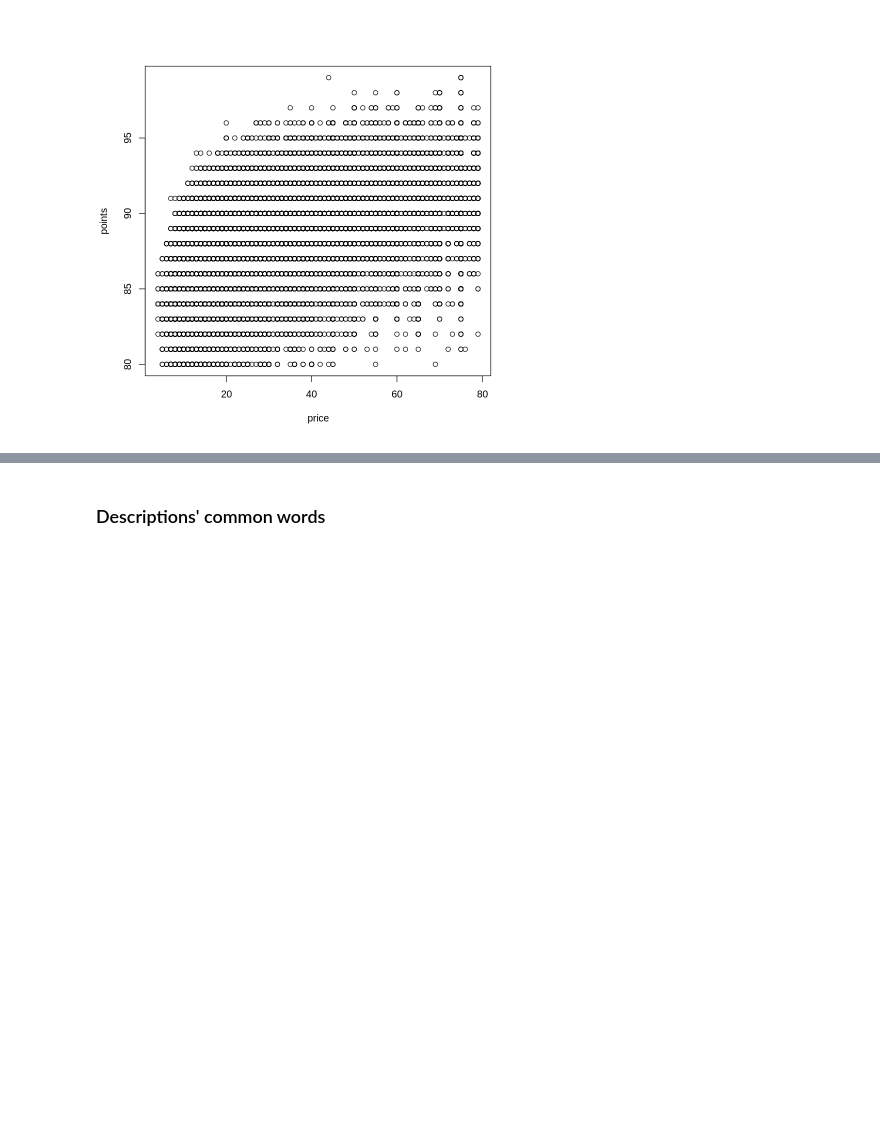
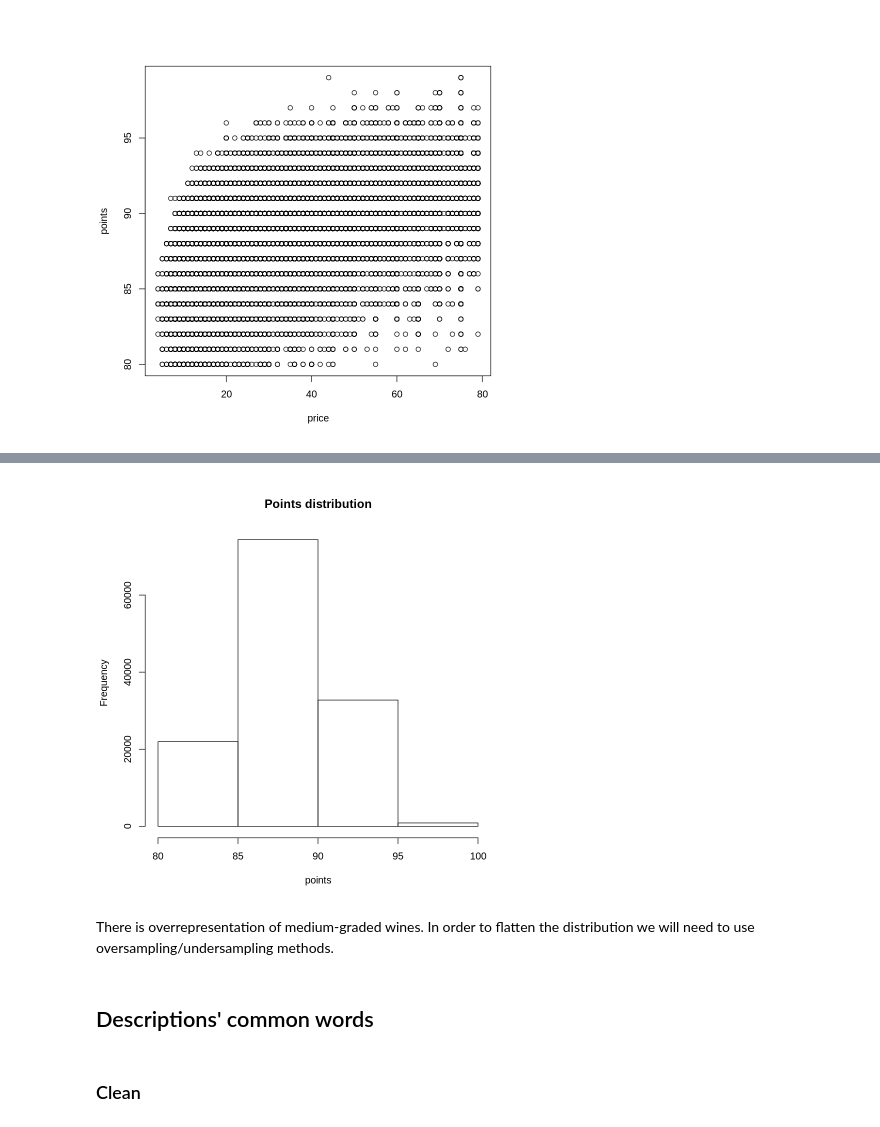
Before and after one commit to grypesc/wine-reviews-analysis-in-r, a Jupyter notebook: data_analysis.ipynb, the cells around one changed output, grey strips where cells are left out. Drawn from its saved outputs; the diff is of its cells as text; code cells hidden in the pictures; blank space fills up the shorter version.

Commit message:
description analysis v1

```diff
--- a/data_analysis.ipynb
+++ b/data_analysis.ipynb
@@ -69,2 +79,10 @@ plot(x=price_qnt$price, xlab='price', y=price_qnt$points, ylab='points')
+# %%
+hist(df$points, breaks=4, xlab='points', main='Points distribution')
+# %% [output]
+[figure, added]
+# %% [markdown]
+There is overrepresentation of medium-graded wines. In order to flatten the distribution we will need to use oversampling/undersampling methods.
 # %% [markdown]
-### Descriptions' common words
+## Descriptions' common words
+# %% [markdown]
+### Clean
```
Also changed, not shown: parts of 12 cells of this notebook, 1 other file.
